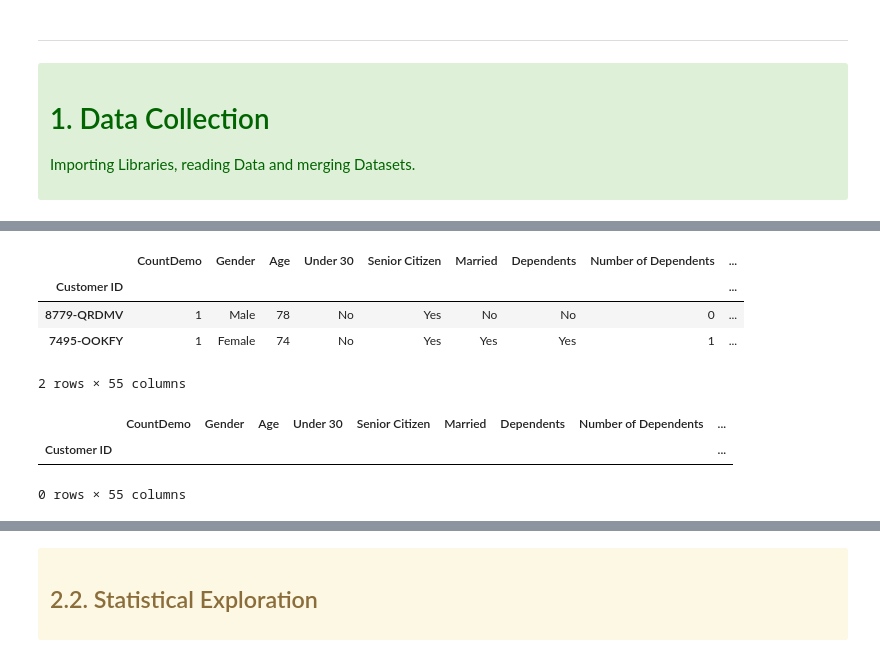
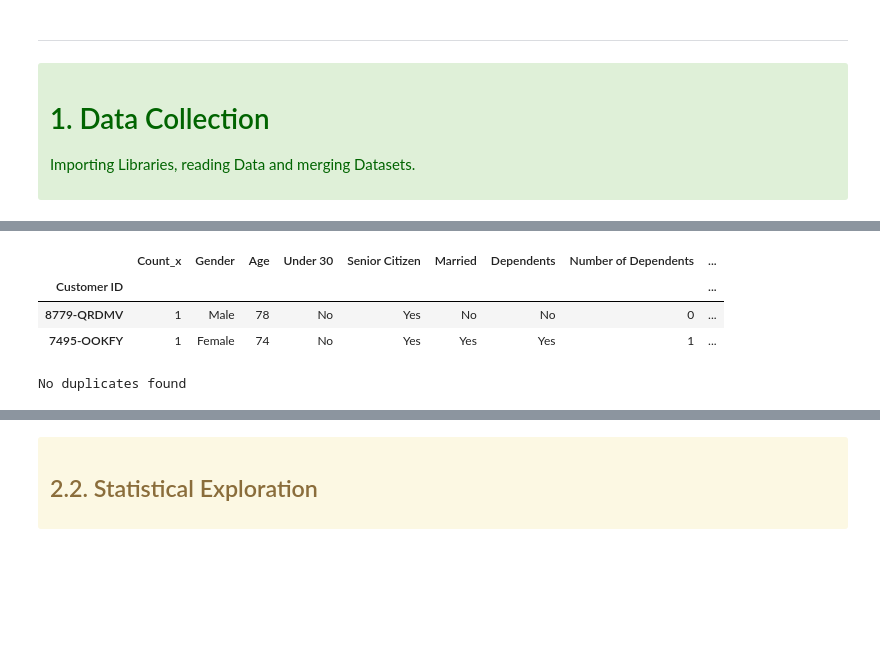
Before and after one commit to sarasustelosantos/bootcamp_group, a Jupyter notebook: Data_Exploration.ipynb, the cells around one changed output, grey strips where cells are left out. Drawn from its saved outputs; the diff is of its cells as text; code cells hidden in the pictures; blank space fills up the shorter version.

```diff
--- a/Data_Exploration.ipynb
+++ b/Data_Exploration.ipynb
@@ -83,16 +45,28 @@ merged_df.head(2)
-# %%
-merged_df.set_index('Customer ID', inplace = True)
-merged_df.head(2)
-# %% [output]
-|  | CountDemo | Gender | Age | Under 30 | Senior Citizen | Married | Dependents | Number of Dependents | ... |
-| Customer ID |  |  |  |  |  |  |  |  | ... |
-| 8779-QRDMV | 1 | Male | 78 | No | Yes | No | No | 0 | ... |
-| 7495-OOKFY | 1 | Female | 74 | No | Yes | Yes | Yes | 1 | ... |
-2 rows × 55 columns
-# %%
-merged_df[merged_df.duplicated()]
-# %% [output]
-|  | CountDemo | Gender | Age | Under 30 | Senior Citizen | Married | Dependents | Number of Dependents | ... |
-| Customer ID |  |  |  |  |  |  |  |  | ... |
-0 rows × 55 columns
+# %%
+# Merge the tables on "Customer ID"
+
+df = demographic.merge(location, on='Customer ID', how='outer') \
+                       .merge(services, on='Customer ID', how='outer') \
+                       .merge(status, on='Customer ID', how='outer')
+
+# Set "Customer ID" as an index
+
+df.set_index('Customer ID', inplace = True)
+
+# Display the first 2 rows of the merged table
+display(df.head(2))
+# %% [output]
+|  | Count_x | Gender | Age | Under 30 | Senior Citizen | Married | Dependents | Number of Dependents | ... |
+| Customer ID |  |  |  |  |  |  |  |  | ... |
+| 8779-QRDMV | 1 | Male | 78 | No | Yes | No | No | 0 | ... |
+| 7495-OOKFY | 1 | Female | 74 | No | Yes | Yes | Yes | 1 | ... |
+# %%
+# Check for duplicates
+
+if df.duplicated().any():
+    display(df[df.duplicated(keep=False)])
+else:
+    print("No duplicates found")
+# %% [output]
+No duplicates found
 # %% [markdown]
```
Also changed, not shown: parts of 18 cells of this notebook.
